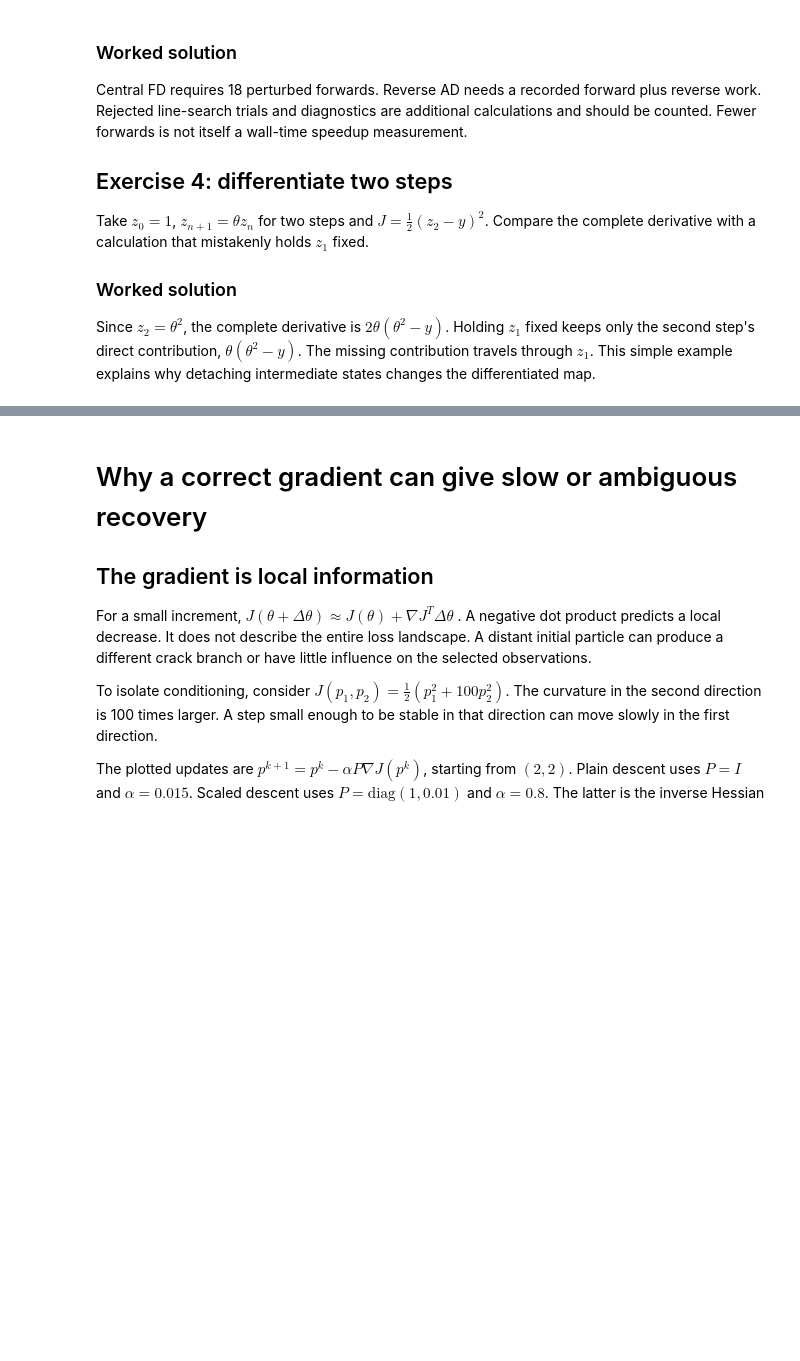
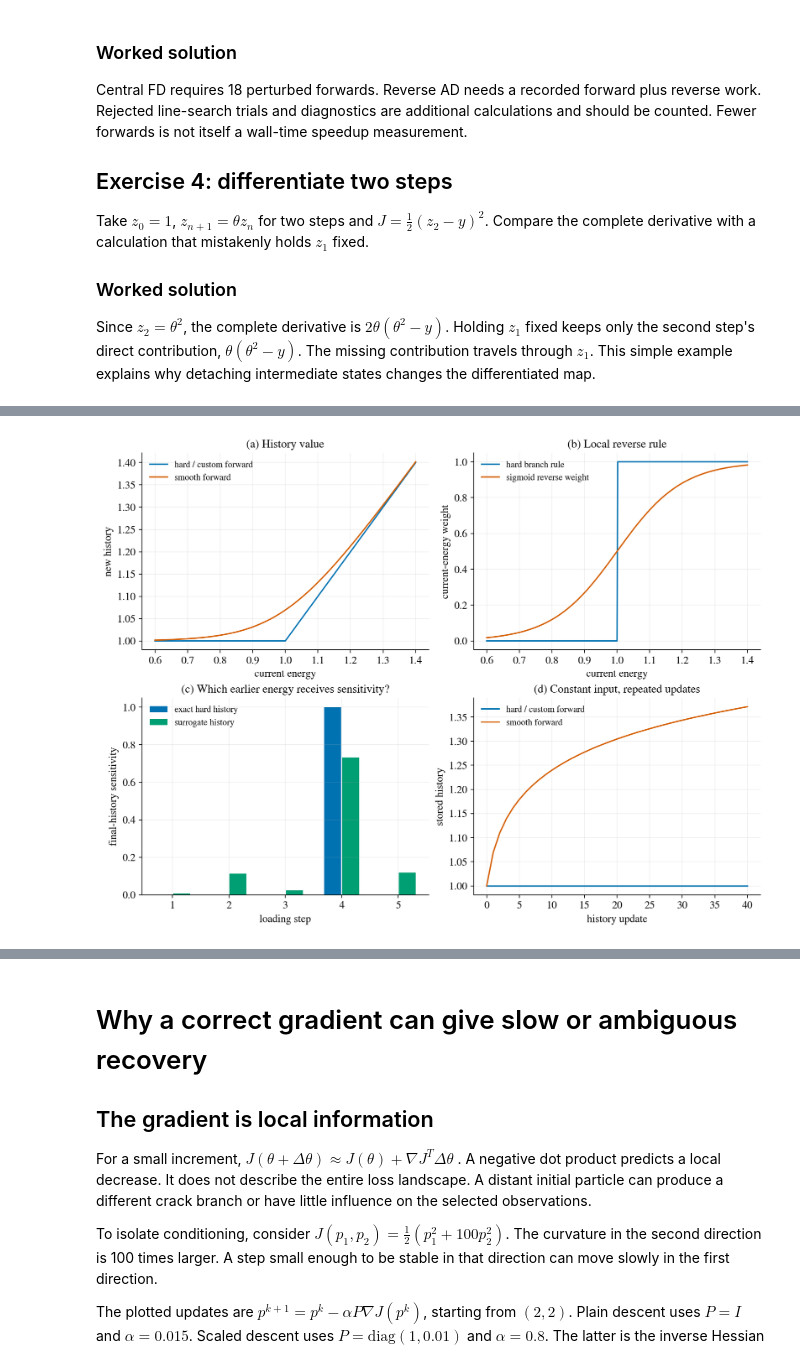
Before and after one commit to CEMS-Lab/autumn-school, a Jupyter notebook: source/book/research/notebooks/inverse_experiments.ipynb, the cells around one changed output, grey strips where cells are left out. Drawn from its saved outputs; the diff is of its cells as text; code cells hidden in the pictures; blank space fills up the shorter version.

Commit message:
Explain fracture history derivatives and verify teaching notebook on HPC

```diff
--- a/source/book/research/notebooks/inverse_experiments.ipynb
+++ b/source/book/research/notebooks/inverse_experiments.ipynb
@@ -579,0 +809,37 @@ changes the differentiated map.
+# %%
+def plot_history_rules(result):
+    import matplotlib.pyplot as plt
+    import numpy as np
+    fig, axes = plt.subplots(2, 2, figsize=(10.4, 7.7), layout='constrained')
+    blue, orange, green = '#0072B2', '#D55E00', '#009E73'
+    ax = axes[0, 0]
+    ax.plot(result['x'], result['hard'], color=blue, label='hard / custom forward')
+    ax.plot(result['x'], result['smooth'], color=orange, label='smooth forward')
+    ax.set(title='(a) History value', xlabel='current energy', ylabel='new history')
+    ax.legend(loc='upper left', frameon=False)
+    ax = axes[0, 1]
+    ax.plot(result['x'], result['hard_gradient'], color=blue, label='hard branch rule')
+    ax.plot(result['x'], result['surrogate_gradient'], color=orange,
+            label='sigmoid reverse weight')
+    ax.set(title='(b) Local reverse rule', xlabel='current energy', ylabel='current-energy weight')
+    ax.legend(loc='upper left', frameon=False)
+    ax = axes[1, 0]
+    steps = np.arange(1, 6)
+    ax.bar(steps-.16, result['routes']['hard'], width=.3, color=blue, label='exact hard history')
+    ax.bar(steps+.16, result['routes']['surrogate'], width=.3, color=green, label='surrogate history')
+    ax.set(title='(c) Which earlier energy receives sensitivity?',
+           xlabel='loading step', ylabel='final-history sensitivity', xticks=steps)
+    ax.legend(loc='upper left', frameon=False)
+    ax = axes[1, 1]
+    ax.plot(np.arange(41), np.ones(41), color=blue, label='hard / custom forward')
+    ax.plot(np.arange(41), result['repeat_smooth'], color=orange, label='smooth forward')
+    ax.set(title='(d) Constant input, repeated updates', xlabel='history update', ylabel='stored history')
+    ax.legend(loc='upper left', frameon=False)
+    for ax in axes.flat:
+        ax.grid(alpha=.18)
+        ax.spines[['top', 'right']].set_visible(False)
+    return fig
+
+save(plot_history_rules(results['history_rules']), 'history_rules')
+# %% [output]
+[figure, added]
```
Also changed, not shown: parts of 15 cells of this notebook, 13 other files.
